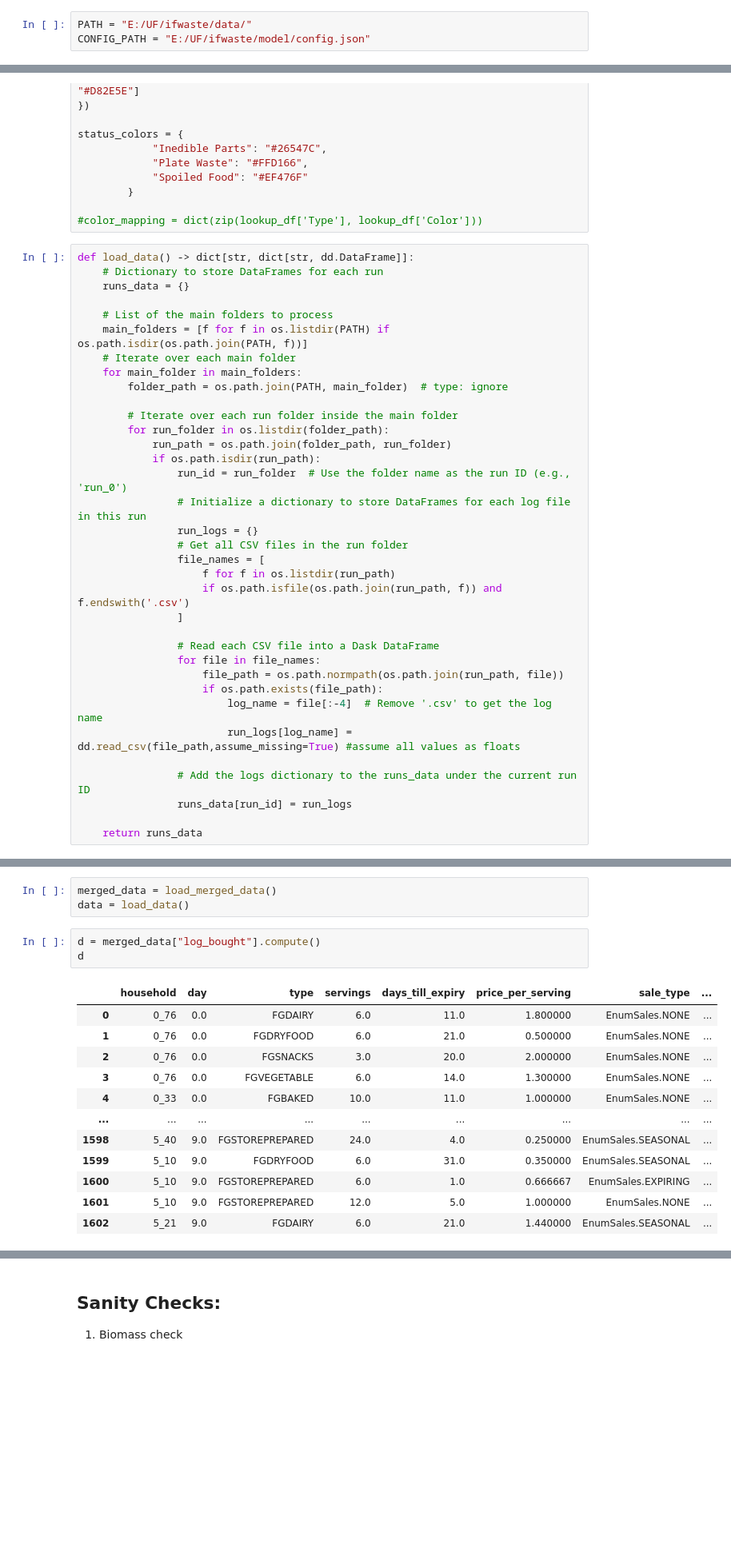
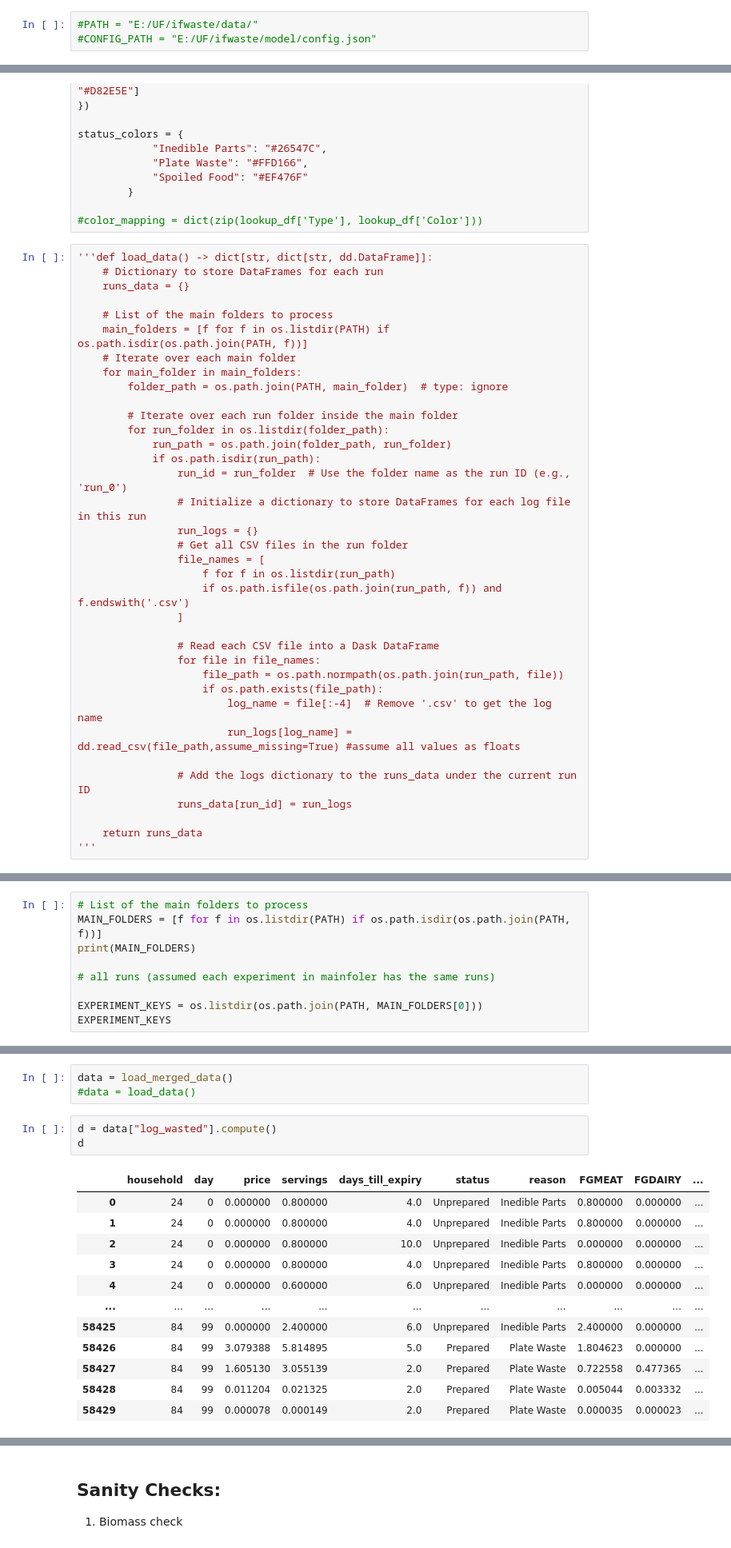
Before and after one commit to xHelenx/ifwaste, a Jupyter notebook: analysis/data_analysis.ipynb, the cells around one changed output, grey strips where cells are left out. Shown at 80% size. Drawn from its saved outputs; the diff is of its cells as text; blank space fills up the shorter version.

```diff
--- a/analysis/data_analysis.ipynb
+++ b/analysis/data_analysis.ipynb
@@ -14,6 +16,6 @@ import dask.dataframe as dd
 # %%
-PATH = "E:/UF/ifwaste/data/"
-CONFIG_PATH = "E:/UF/ifwaste/model/config.json"
+#PATH = "E:/UF/ifwaste/data/"
+#CONFIG_PATH = "E:/UF/ifwaste/model/config.json"
 # %% [markdown]
 ### Loading necessary parameters from config file
 - weights per serving of each food category
@@ -44,7 +46,7 @@ status_colors = {
 
 #color_mapping = dict(zip(lookup_df['Type'], lookup_df['Color']))
 # %%
-def load_data() -> dict[str, dict[str, dd.DataFrame]]:
+'''def load_data() -> dict[str, dict[str, dd.DataFrame]]:
     # Dictionary to store DataFrames for each run
     runs_data = {}
 
@@ -78,3 +80,4 @@ def load_data() -> dict[str, dict[str, dd.DataFrame]]:
                 runs_data[run_id] = run_logs
 
     return runs_data
+'''
@@ -80,0 +86,9 @@ def load_data() -> dict[str, dict[str, dd.DataFrame]]:
+# %%
+# List of the main folders to process
+MAIN_FOLDERS = [f for f in os.listdir(PATH) if os.path.isdir(os.path.join(PATH, f))]
+print(MAIN_FOLDERS)
+
+# all runs (assumed each experiment in mainfoler has the same runs)
+
+EXPERIMENT_KEYS = os.listdir(os.path.join(PATH, MAIN_FOLDERS[0]))
+EXPERIMENT_KEYS
@@ -128,21 +143,21 @@ def load_merged_data() -> dict[str, dd.DataFrame]:
 
     return data_dict
 # %%
-merged_data = load_merged_data()
-data = load_data()
+data = load_merged_data()
+#data = load_data()
 # %%
-d = merged_data["log_bought"].compute()
+d = data["log_wasted"].compute()
 d
 # %% [output]
-|  | household | day | type | servings | days_till_expiry | price_per_serving | sale_type | ... |
-| 0 | 0_76 | 0.0 | FGDAIRY | 6.0 | 11.0 | 1.800000 | EnumSales.NONE | ... |
-| 1 | 0_76 | 0.0 | FGDRYFOOD | 6.0 | 21.0 | 0.500000 | EnumSales.NONE | ... |
-| 2 | 0_76 | 0.0 | FGSNACKS | 3.0 | 20.0 | 2.000000 | EnumSales.NONE | ... |
-| 3 | 0_76 | 0.0 | FGVEGETABLE | 6.0 | 14.0 | 1.300000 | EnumSales.NONE | ... |
-| 4 | 0_33 | 0.0 | FGBAKED | 10.0 | 11.0 | 1.000000 | EnumSales.NONE | ... |
-| ... | ... | ... | ... | ... | ... | ... | ... | ... |
-| 1598 | 5_40 | 9.0 | FGSTOREPREPARED | 24.0 | 4.0 | 0.250000 | EnumSales.SEASONAL | ... |
-| 1599 | 5_10 | 9.0 | FGDRYFOOD | 6.0 | 31.0 | 0.350000 | EnumSales.SEASONAL | ... |
-| 1600 | 5_10 | 9.0 | FGSTOREPREPARED | 6.0 | 1.0 | 0.666667 | EnumSales.EXPIRING | ... |
-| 1601 | 5_10 | 9.0 | FGSTOREPREPARED | 12.0 | 5.0 | 1.000000 | EnumSales.NONE | ... |
-| 1602 | 5_21 | 9.0 | FGDAIRY | 6.0 | 21.0 | 1.440000 | EnumSales.SEASONAL | ... |
+|  | household | day | price | servings | days_till_expiry | status | reason | FGMEAT | FGDAIRY | ... |
+| 0 | 24 | 0 | 0.000000 | 0.800000 | 4.0 | Unprepared | Inedible Parts | 0.800000 | 0.000000 | ... |
+| 1 | 24 | 0 | 0.000000 | 0.800000 | 4.0 | Unprepared | Inedible Parts | 0.800000 | 0.000000 | ... |
+| 2 | 24 | 0 | 0.000000 | 0.800000 | 10.0 | Unprepared | Inedible Parts | 0.000000 | 0.000000 | ... |
+| 3 | 24 | 0 | 0.000000 | 0.800000 | 4.0 | Unprepared | Inedible Parts | 0.800000 | 0.000000 | ... |
+| 4 | 24 | 0 | 0.000000 | 0.600000 | 6.0 | Unprepared | Inedible Parts | 0.000000 | 0.000000 | ... |
+| ... | ... | ... | ... | ... | ... | ... | ... | ... | ... | ... |
+| 58425 | 84 | 99 | 0.000000 | 2.400000 | 6.0 | Unprepared | Inedible Parts | 2.400000 | 0.000000 | ... |
+| 58426 | 84 | 99 | 3.079388 | 5.814895 | 5.0 | Prepared | Plate Waste | 1.804623 | 0.000000 | ... |
+| 58427 | 84 | 99 | 1.605130 | 3.055139 | 2.0 | Prepared | Plate Waste | 0.722558 | 0.477365 | ... |
+| 58428 | 84 | 99 | 0.011204 | 0.021325 | 2.0 | Prepared | Plate Waste | 0.005044 | 0.003332 | ... |
+| 58429 | 84 | 99 | 0.000078 | 0.000149 | 2.0 | Prepared | Plate Waste | 0.000035 | 0.000023 | ... |
```
Also changed, not shown: parts of 50 cells of this notebook, 6 other files.
